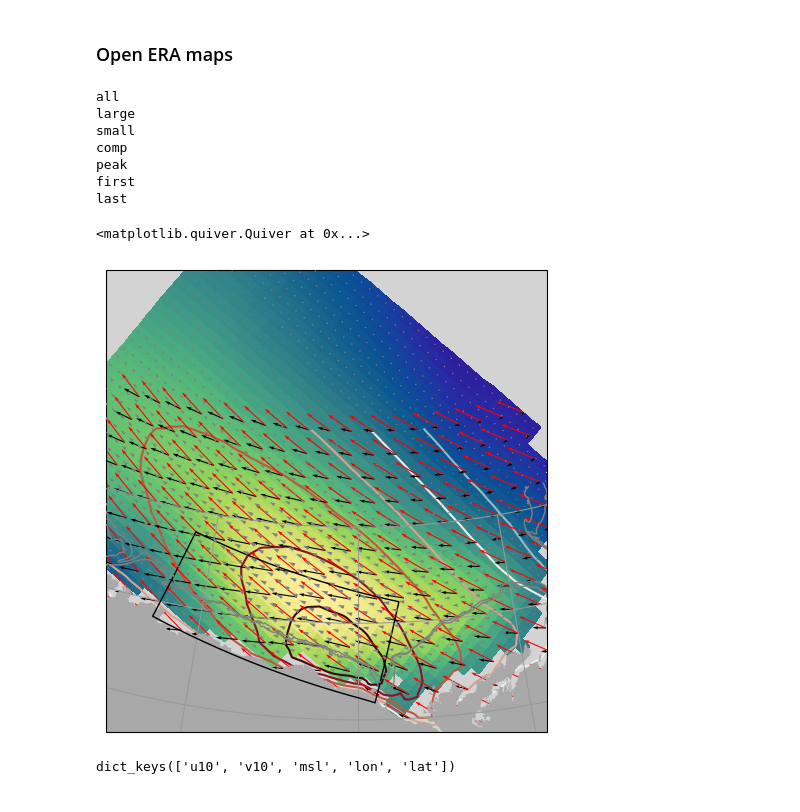
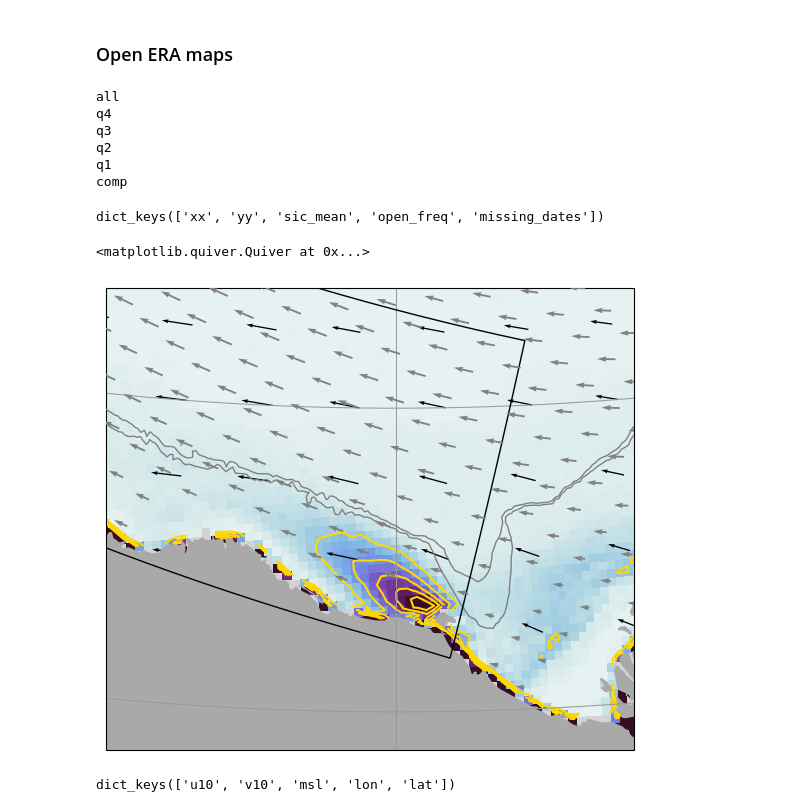
Before and after one commit to mackenziejewell/SBSpolynya, a Jupyter notebook: notebooks/05_LargeScale_Maps.ipynb, the cells around one changed output. Saved outputs shown, nothing was run; the diff lists cells and outputs as text; code cells hidden in the pictures.

```diff
--- a/notebooks/05_LargeScale_Maps.ipynb
+++ b/notebooks/05_LargeScale_Maps.ipynb
@@ -442,24 +476,35 @@ for key in event_dates.keys():
     print(key)
 
     era_map[key] = fn.wind_map_over_time(event_dates[key], map_proj,
-                                         era_lat = slice(75, 68), era_lon = slice(-158,-125))
+                                         era_lat = slice(77, 68), era_lon = slice(-160,-123))
 # %% [output]
 all
-large
-small
+q4
+q3
+q2
+q1
 comp
-peak
-first
-last
+# %%
+map_sic[key].keys()
+# %% [output]
+dict_keys(['xx', 'yy', 'sic_mean', 'open_freq', 'missing_dates'])
 # %%
-fig, ax = fn.makemap(view='very_wide', contours = [-200,-100])
+fig, ax = fn.makemap(view='zoom', contours = [-200,-100])
 
 
 key = 'all'
 key2='comp'
 
-# ax.pcolormesh(map_sic[key]['xx'], map_sic[key]['yy'], map_sic[key]['open_freq'],
-#               vmin=0, vmax=0.5, cmap=cmocean.cm.dense, transform=dsic['proj'])
+ax.pcolormesh(map_sic[key]['xx'], map_sic[key]['yy'], map_sic[key]['open_freq'],
+              vmin=0, vmax=0.5, cmap=cmocean.cm.dense, transform=dsic['proj'])
+
+# ax.pcolormesh(map_sic[key]['xx'], map_sic[key]['yy'], map_sic[key]['sic_mean'],
+#               vmin=10, vmax=100, cmap=cmocean.cm.ice, transform=dsic['proj'])
+
+
+ax.contour(map_sic[key]['xx'], map_sic[key]['yy'], map_sic['all']['open_freq'],
+           levels=[0.1,0.2,0.3,0.4,0.5], colors=['gold'], transform=dsic['proj'])
+
 
 # ax.contour(map_sic[key]['xx'], map_sic[key]['yy'], map_sic[key]['open_freq'],
 #             levels=[0.05,0.1,0.2,0.3,0.4,0.5], linewidths=[0.5],colors=['k'], transform=dsic['proj'])
@@ -514,8 +559,8 @@ v2 = np.nanmean(drift_map[key2]['v'], axis=0)*units('cm/s').to('m/day').magnitud
 s2 = np.nanmean(np.sqrt(drift_map[key2]['u']**2+drift_map[key2]['v']**2), axis=0)*units('cm/s').to('m/day').magnitude
 vec_diff = np.sqrt((u1-u2)**2+(v1-v2)**2)
 speed_diff = s1-s2
-ax.pcolormesh(drift_map[key]['xx'], drift_map[key]['yy'], (vec_diff)/1000,
-              vmin=0, vmax=13, cmap=cmocean.cm.haline, transform=drift_map[key]['proj'], zorder=0)
+# ax.pcolormesh(drift_map[key]['xx'], drift_map[key]['yy'], (vec_diff)/1000,
+#               vmin=0, vmax=13, cmap=cmocean.cm.haline, transform=drift_map[key]['proj'], zorder=0)
 
 
 
@@ -534,50 +579,55 @@ vec_diff = np.sqrt((uw1-uw2)**2+(vw1-vw2)**2)
 
 speed_diff = sw1-sw2
 
-ax.contour(era_map[key]['lon'], era_map[key]['lat'], vec_diff, levels=[3,4,5,6,7,8],
-              vmin=0, vmax=8, cmap=cmocean.cm.balance, transform=ccrs.PlateCarree(), zorder=0)
+# ax.contour(era_map[key]['lon'], era_map[key]['lat'], vec_diff, levels=[3,4,5,6,7,8],
+#               vmin=0, vmax=8, cmap=cmocean.cm.balance, transform=ccrs.PlateCarree(), zorder=0)
+
+# ax.contourf(era_map[key]['lon'], era_map[key]['lat'],
+#               (np.nanmean(era_map[key]['msl'],axis=0))/100,
+#               vmin=1010, vmax=1030, levels=np.arange(1000,1044,1),
+#             cmap=cmocean.cm.balance, transform=ccrs.PlateCarree(), zorder=0)
 
 
 # sp1 = 2
 # sp2 = 7
 # ax.quiver(era_map[key]['lon'][::sp1,::sp2], era_map[key]['lat'][::sp1,::sp2],
 #          *geomap.fix_cartopy_vectors((uw2)[::sp1,::sp2],
 #                                      (vw2)[::sp1,::sp2],
 #                                      era_map[key]['lat'][::sp1,::sp2]),
 #           scale = 100, width = 0.0025,color='gray',
 #           transform=ccrs.PlateCarree())
 
 sp1 = 2
 sp2 = 7
 ax.quiver(era_map[key]['lon'][::sp1,::sp2], era_map[key]['lat'][::sp1,::sp2],
          *geomap.fix_cartopy_vectors((uw1)[::sp1,::sp2],
                                      (vw1)[::sp1,::sp2],
                                      era_map[key]['lat'][::sp1,::sp2]),
           scale = 150, width = 0.0025,
           transform=ccrs.PlateCarree())
 
 
 
-uwt = np.full(uw1.shape, 10*np.cos(145*np.pi/180))
-vwt = np.full(uw1.shape, 10*np.sin(145*np.pi/180))
+# uwt = np.full(uw1.shape, 10*np.cos(165*np.pi/180))
+# vwt = np.full(uw1.shape, 10*np.sin(165*np.pi/180))
 
-sp1 = 2
-sp2 = 7
-ax.quiver(era_map[key]['lon'][::sp1,::sp2], era_map[key]['lat'][::sp1,::sp2],
-         *geomap.fix_cartopy_vectors((uwt)[::sp1,::sp2],
-                                     (vwt)[::sp1,::sp2],
-                                     era_map[key]['lat'][::sp1,::sp2]),
-          scale = 150, width = 0.0025, color='red',
-          transform=ccrs.PlateCarree())
+# sp1 = 2
+# sp2 = 7
+# ax.quiver(era_map[key]['lon'][::sp1,::sp2], era_map[key]['lat'][::sp1,::sp2],
+#          *geomap.fix_cartopy_vectors((uwt)[::sp1,::sp2],
+#                                      (vwt)[::sp1,::sp2],
+#                                      era_map[key]['lat'][::sp1,::sp2]),
+#           scale = 150, width = 0.0025, color='red',
+#           transform=ccrs.PlateCarree())
 
 
 # ax.scatter(m1.attrs['lon'], m1.attrs['lat'], transform=ccrs.PlateCarree())
 # ax.scatter(m2.attrs['lon'], m2.attrs['lat'], transform=ccrs.PlateCarree())
 # ax.scatter(m3.attrs['lon'], m3.attrs['lat'], transform=ccrs.PlateCarree())
 # ax.scatter(m4.attrs['lon'], m4.attrs['lat'], transform=ccrs.PlateCarree())
 # %% [output]
 <matplotlib.quiver.Quiver at 0x...>
-[figure, old version]
+[figure, new version]
 # %%
 uwt = np.fulle
 vwt = np.nanmean(era_map[key]['v10'], axis=0)
```
Also changed, not shown: parts of 11 cells of this notebook, 25 other files.
